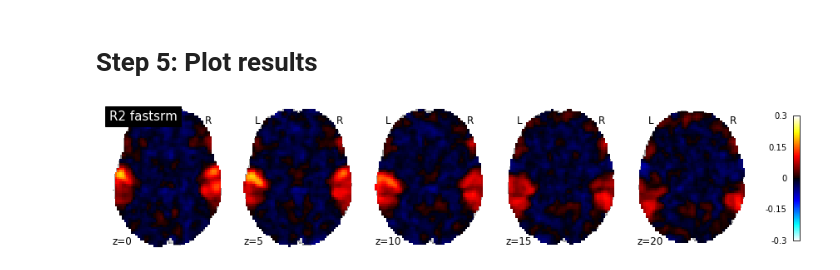
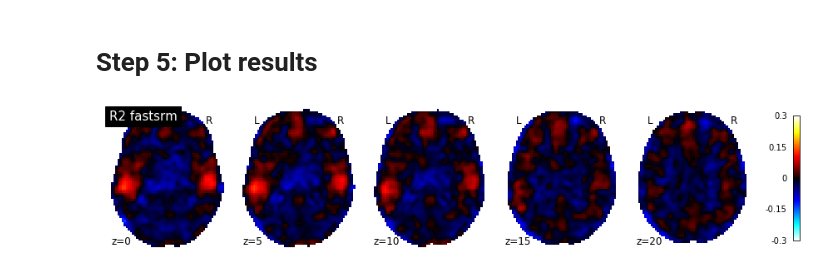
Before and after one commit to hugorichard/FastSRM, a Jupyter notebook: examples/FastSRM_encoding_experiment.ipynb, the cells around one changed output. Cells and saved outputs as stored; diff of their text form; code cells hidden in the pictures.

```diff
--- a/examples/FastSRM_encoding_experiment.ipynb
+++ b/examples/FastSRM_encoding_experiment.ipynb
@@ -186,15 +123,3 @@ Done in 24.25
 - imgs is an np array imgs, imgs[i, j] is a path to the data of subject i collected during session j. Data are loaded with numpy.load and expected shape is [n_voxels, n_timeframes] n_timeframes and n_voxels are assumed to be the same across subjects n_timeframes can vary across sessions. Each voxel’s timecourse is assumed to have mean 0 and variance 1
 
 => So FastSRM can be used with very large dataset (even those where data cannot be hold in memory)
-# %%
-subjects = [18, 19, 20, 21, 24, 25, 26, 28, 29, 30, 31, 32, 33, 34, 35, 36, 37, 38, 40, 42]
-sessions = [1, 2]
-
-files = np.array([
-    [glob(join(data_dir, "sub-%.3i*_session_%i*" %(sub, sess)))[0]
-     for sess in sessions]
-    for sub in subjects])
-
-# 20 subjects x 2 sessions file matrix
-print("Input shape")
-print(files.shape)
@@ -220,0 +126,4 @@ def load_and_concat(paths):
+# %%
+files = np.array(files)
+n_subjects, n_sessions = files.shape
+files.shape
@@ -221,17 +132,16 @@ def load_and_concat(paths):
 # %%
-from fastsrm.fastsrm import FastSRM
+from fastsrm.identifiable_srm import IdentifiableFastSRM
 
-fastsrm = FastSRM(
-    atlas=atlas_path, # the path to basc atlas (we could have used np.load(atlas_path) instead)
-    n_components=20,
-    n_jobs=1, # Since we use a small dataset paralellization is counter-productive so we do not use it here
-    n_iter=10,
+fastsrm = IdentifiableFastSRM(
+    n_jobs=4,
+    n_iter=1,
+    tol=1e-7,
+    n_iter_reduced=10000,
+    identifiability="decorr",
+    verbose=False,
     temp_dir=data_dir, # We will use the disk as if we had a small memory
-    low_ram=True, # Let's say I really have a small memory so I need low_ram mode
     aggregate="mean" # transform will return the mean of subject specific shared response
 )
-
-models = [("fastsrm", fastsrm)]
 # %%
 from sklearn.model_selection import KFold
 
@@ -308,15 +197,15 @@ Done in 52.89
 # Step 5: Plot results
 # %%
 masker = NiftiMasker(
-        mask_img=mask_fn).fit()
+        mask_img=actual_mask).fit()
 
 for name in ["fastsrm"]:
     plot_stat_map(
-        masker.inverse_transform(r2_mean[name]),
+        masker.inverse_transform(r2_score),
         display_mode="z",
         cut_coords=[0, 5, 10, 15, 20],
         vmax=0.3,
         title="R2 %s" % name
     )
 # %% [output]
-[figure, old version]
+[figure, new version]
```
Also changed, not shown: parts of 13 cells of this notebook.
